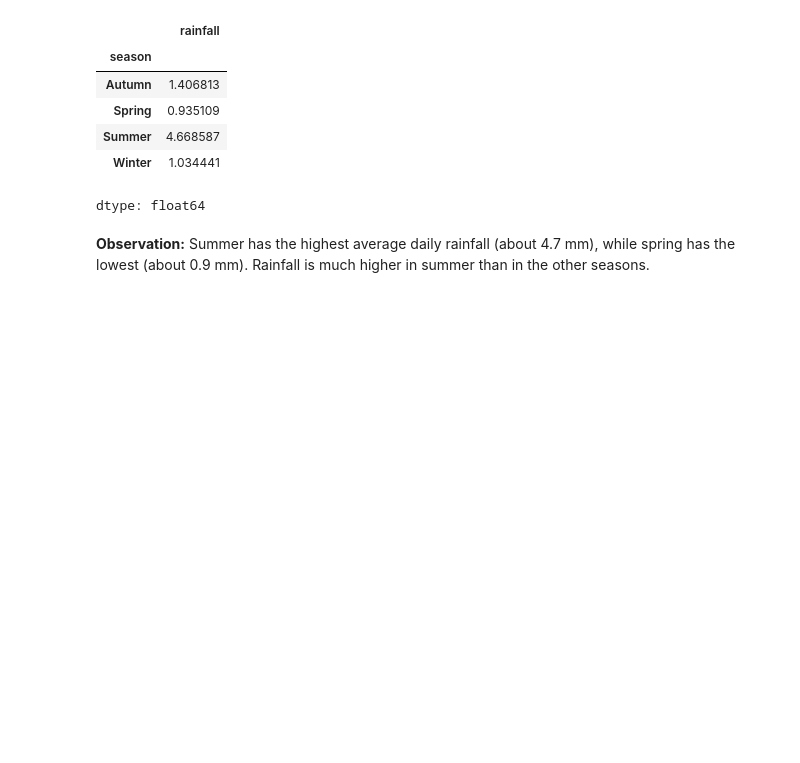
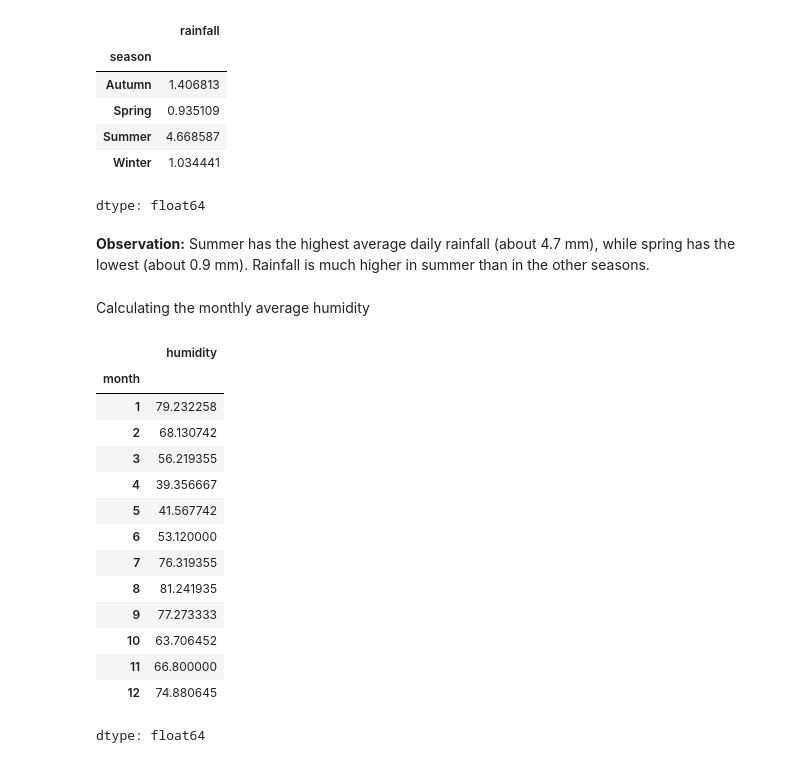
Before and after one commit to Aditi09-20/Weather_Data_Analysis_and_Forecasting, a Jupyter notebook: notebooks/weather_analysis.ipynb, the cells around one changed output. Cells and saved outputs as stored; diff of their text form; code cells hidden in the pictures; blank space fills up the shorter version.

```diff
--- a/notebooks/weather_analysis.ipynb
+++ b/notebooks/weather_analysis.ipynb
@@ -428,3 +428,24 @@ seasonal_rainfall
 dtype: float64
 # %% [markdown]
 **Observation:** Summer has the highest average daily rainfall (about 4.7 mm), while spring has the lowest (about 0.9 mm). Rainfall is much higher in summer than in the other seasons.
+# %% [markdown]
+Calculating the monthly average humidity
+# %%
+monthly_humidity = df.groupby("month")["humidity"].mean()
+monthly_humidity
+# %% [output]
+|  | humidity |
+| month |  |
+| 1 | 79.232258 |
+| 2 | 68.130742 |
+| 3 | 56.219355 |
+| 4 | 39.356667 |
+| 5 | 41.567742 |
+| 6 | 53.120000 |
+| 7 | 76.319355 |
+| 8 | 81.241935 |
+| 9 | 77.273333 |
+| 10 | 63.706452 |
+| 11 | 66.800000 |
+| 12 | 74.880645 |
+dtype: float64
```
Also changed, not shown: parts of 11 cells of this notebook.
